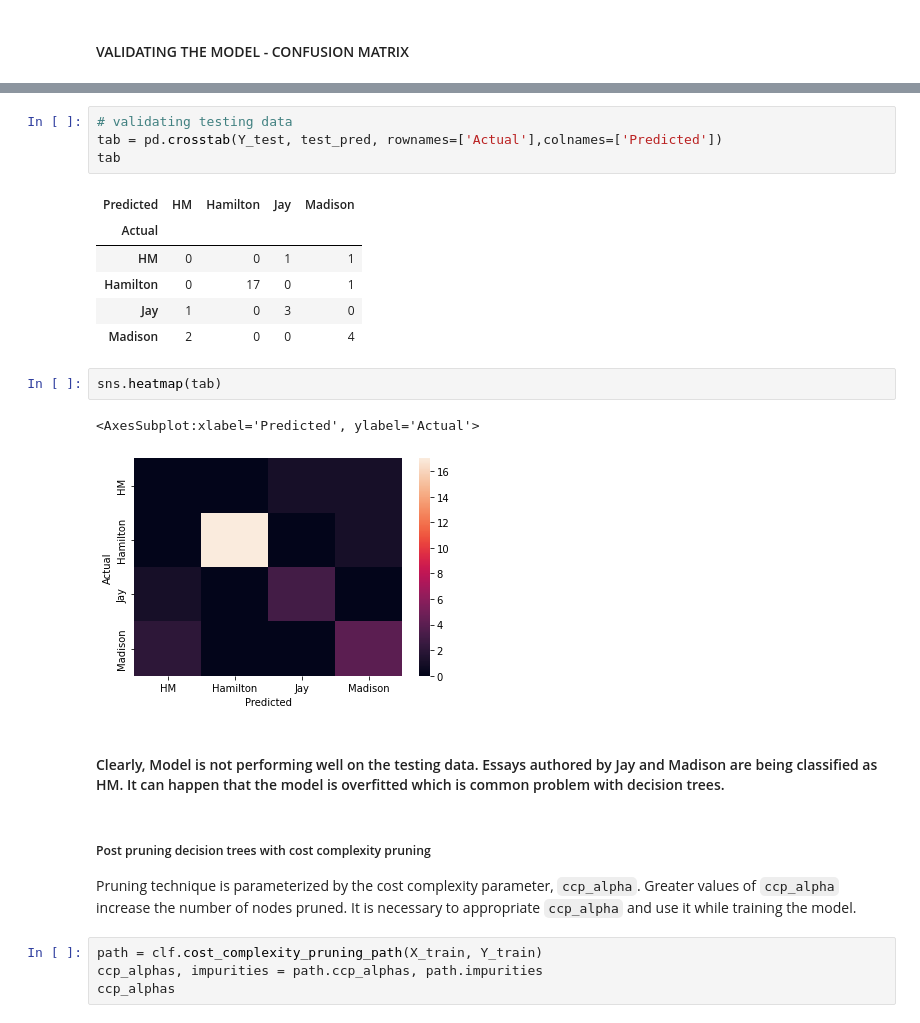
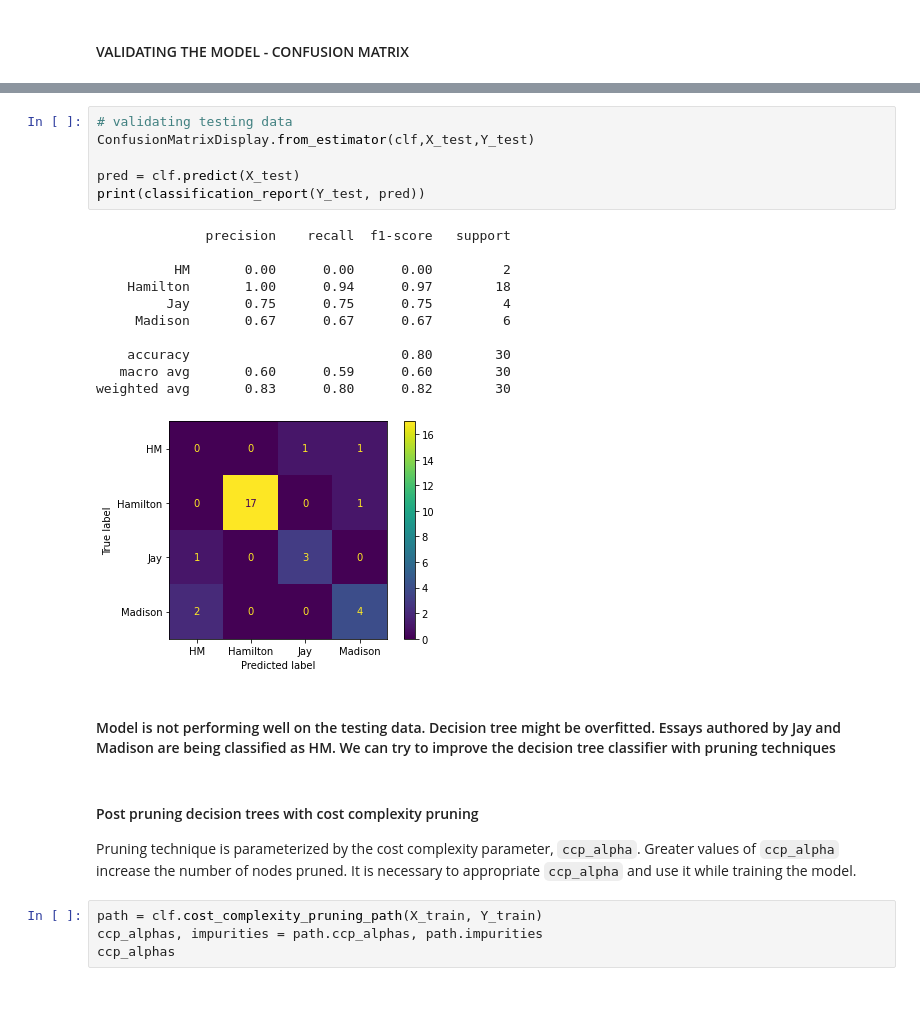
Before and after one commit to chaithrakc/syr_ads_machine_learning, a Jupyter notebook: week05decision_tree/hw05/Chaithra-Hw05-DecisionTrees.ipynb, the cells around one changed output, grey strips where cells are left out. Drawn from its saved outputs; the diff is of its cells as text; blank space fills up the shorter version.

```diff
--- a/week05decision_tree/hw05/Chaithra-Hw05-DecisionTrees.ipynb
+++ b/week05decision_tree/hw05/Chaithra-Hw05-DecisionTrees.ipynb
@@ -169,23 +164,25 @@ sns.heatmap(tab)
 # %%
 # validating testing data
-tab = pd.crosstab(Y_test, test_pred, rownames=['Actual'],colnames=['Predicted'])
-tab
+ConfusionMatrixDisplay.from_estimator(clf,X_test,Y_test)
+
+pred = clf.predict(X_test)
+print(classification_report(Y_test, pred))
 # %% [output]
-| Predicted | HM | Hamilton | Jay | Madison |
-| Actual |  |  |  |  |
-| HM | 0 | 0 | 1 | 1 |
-| Hamilton | 0 | 17 | 0 | 1 |
-| Jay | 1 | 0 | 3 | 0 |
-| Madison | 2 | 0 | 0 | 4 |
+              precision    recall  f1-score   support
+
+          HM       0.00      0.00      0.00         2
+    Hamilton       1.00      0.94      0.97        18
+         Jay       0.75      0.75      0.75         4
+     Madison       0.67      0.67      0.67         6
+
+    accuracy                           0.80        30
+   macro avg       0.60      0.59      0.60        30
+weighted avg       0.83      0.80      0.82        30
+[figure, added]
-# %%
-sns.heatmap(tab)
-# %% [output]
-<AxesSubplot:xlabel='Predicted', ylabel='Actual'>
-[figure, removed]
 # %% [markdown]
-#### Clearly, Model is not performing well on the testing data. Essays authored by Jay and Madison are being classified as HM. It can happen that the model is overfitted which is common problem with decision trees.
+#### Model is not performing well on the testing data. Decision tree might be overfitted. Essays authored by Jay and Madison are being classified as HM. We can try to improve the decision tree classifier with pruning techniques
 # %% [markdown]
-##### Post pruning decision trees with cost complexity pruning
+#### Post pruning decision trees with cost complexity pruning
 
 
 Pruning technique is parameterized by the cost complexity parameter, `ccp_alpha`. Greater values of `ccp_alpha` increase the number of nodes pruned. It is necessary to appropriate `ccp_alpha` and use it while training the model.
```
Also changed, not shown: parts of 28 cells of this notebook, 4 other files.
